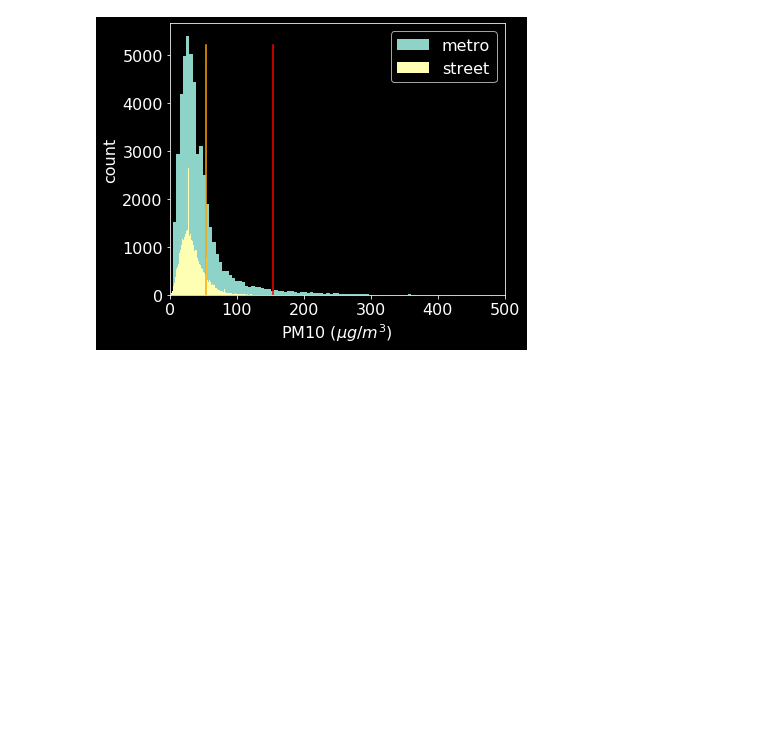
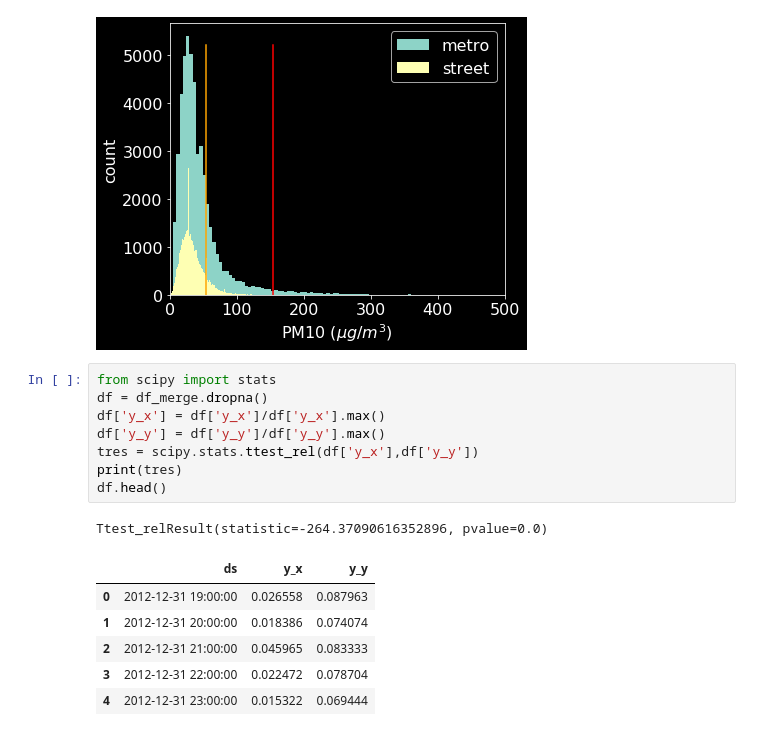
Before and after one commit to aety/insight, a Jupyter notebook: RATP/air/pickleToData_metroVsStreet.ipynb, the cells around one changed output. Saved outputs shown, nothing was run; the diff lists cells and outputs as text; blank space fills up the shorter version.

```diff
--- a/RATP/air/pickleToData_metroVsStreet.ipynb
+++ b/RATP/air/pickleToData_metroVsStreet.ipynb
@@ -119,5 +119,19 @@ plt.xlim(0,500)
 plt.savefig('pickleToData_plotComparison_historam.png',transparent=True)
 # %% [output]
 [figure]
-# %% [markdown]
-####
+# %%
+from scipy import stats
+df = df_merge.dropna()
+df['y_x'] = df['y_x']/df['y_x'].max()
+df['y_y'] = df['y_y']/df['y_y'].max()
+tres = scipy.stats.ttest_rel(df['y_x'],df['y_y'])
+print(tres)
+df.head()
+# %% [output]
+Ttest_relResult(statistic=-264.37090616352896, pvalue=0.0)
+|  | ds | y_x | y_y |
+| 0 | 2012-12-31 19:00:00 | 0.026558 | 0.087963 |
+| 1 | 2012-12-31 20:00:00 | 0.018386 | 0.074074 |
+| 2 | 2012-12-31 21:00:00 | 0.045965 | 0.083333 |
+| 3 | 2012-12-31 22:00:00 | 0.022472 | 0.078704 |
+| 4 | 2012-12-31 23:00:00 | 0.015322 | 0.069444 |
```
Also changed, not shown: 1 other file.
